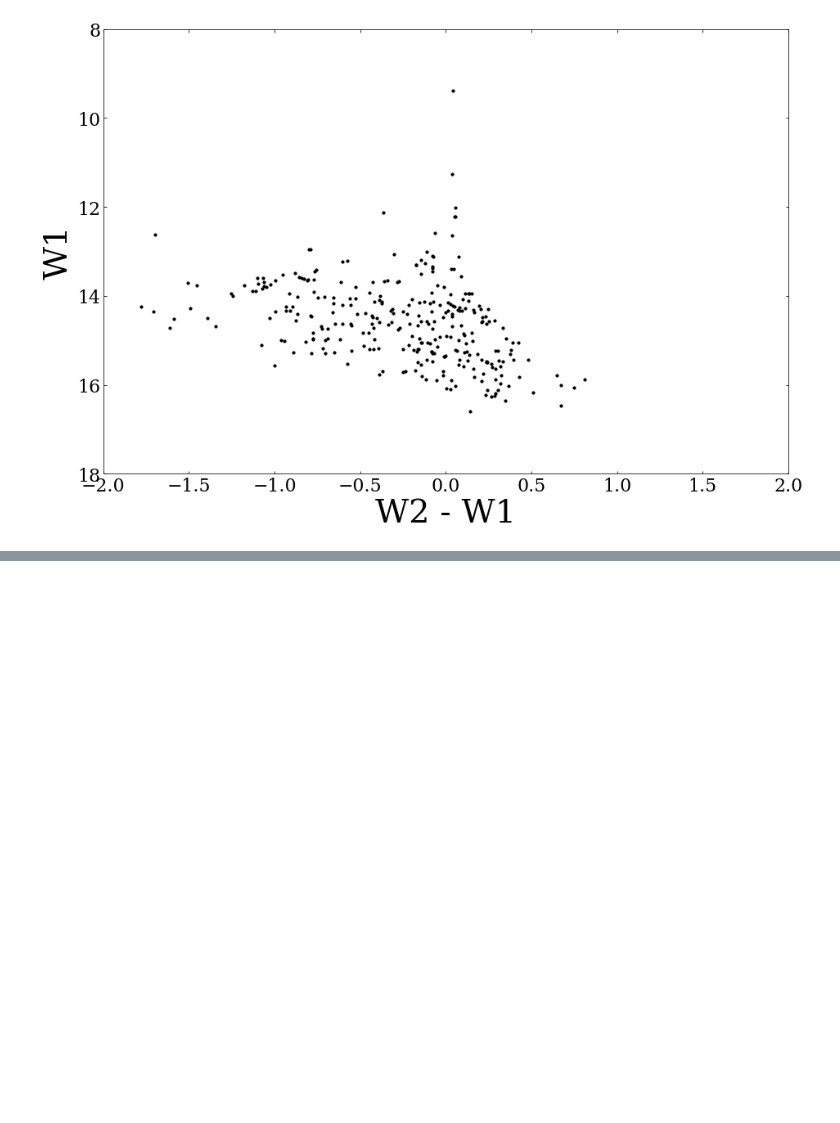
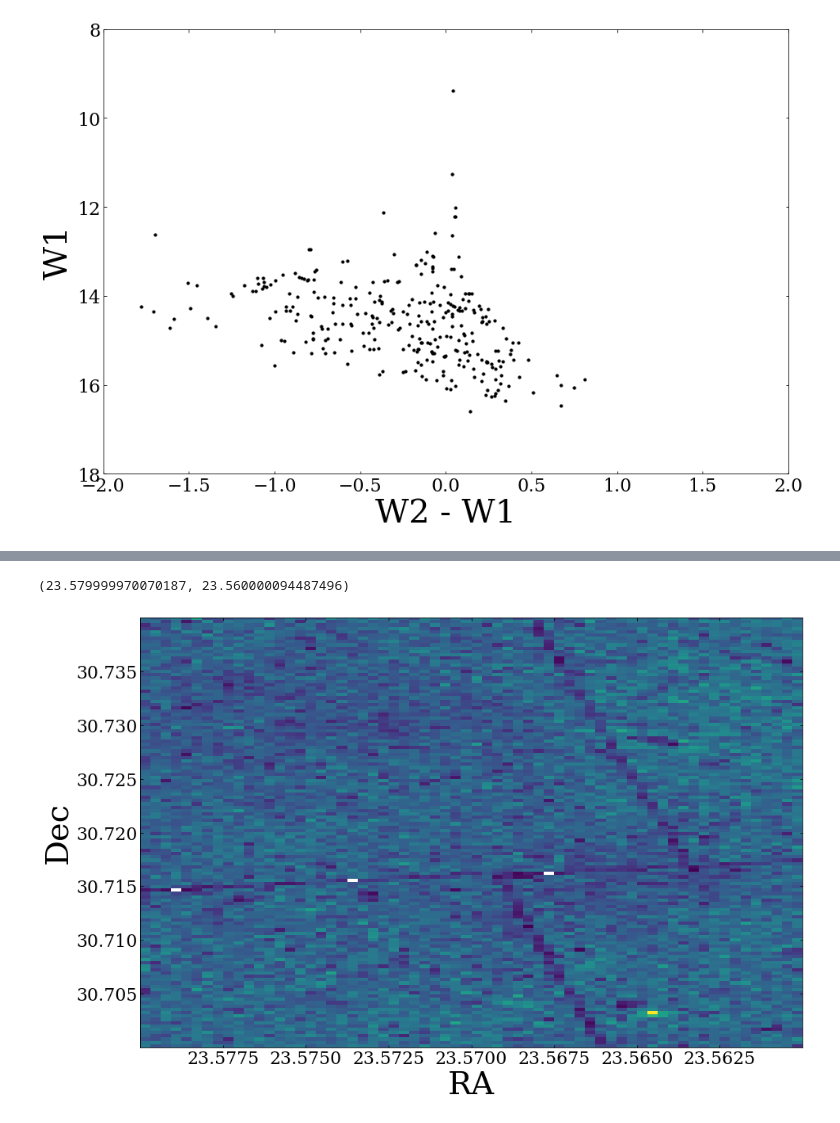
Before and after one commit to tmsandford/M33_Matching, a Jupyter notebook: M33_Matching_Exploration.ipynb, the cells around one changed output, grey strips where cells are left out. Saved outputs shown, nothing was run; the diff lists cells and outputs as text; code cells hidden in the pictures; blank space fills up the shorter version.

```diff
--- a/M33_Matching_Exploration.ipynb
+++ b/M33_Matching_Exploration.ipynb
@@ -399,0 +446,34 @@ ax.set_ylim(ax.get_ylim()[::-1])
+# %%
+ds3 = vaex.open(datadir+'M33_full_matched.hdf5')
+ds3.select('(RA > 23.56) & (RA < 23.58) & '
+          '(DEC > 30.70) & (DEC < 30.74)',name='SUB')
+
+ra_m33, dec_m33 = 23.462*u.deg, 30.66*u.deg
+sc_m33 = SkyCoord(ra=ra_m33,dec=dec_m33,unit=(u.deg,u.deg),frame='icrs')
+dm33 = 859.*u.kpc
+# %%
+ra3,dec3 = ds3.RA.evaluate(selection='SUB'),ds3.DEC.evaluate(selection='SUB')
+
+aspect_ratio = (ra3.max()-ra3.min())*np.cos(np.pi/180.*dec_m33) / (dec3.max()-dec3.min())
+
+n = 130
+hall,hra,hdec = np.histogram2d(ra3,dec3,
+                               bins=[int(n*aspect_ratio),n],
+                               density=False)
+
+fig = plt.figure()
+fig.set_figwidth(15)
+fig.set_figheight(10)
+ax = plt.subplot(111)
+ax.set_xlabel('RA')
+ax.set_ylabel('Dec')
+
+im = ax.imshow(hall.T,aspect='auto',
+               interpolation='nearest',origin='lower',
+               extent=[hra[0],hra[-1],hdec[0],hdec[-1]],
+               cmap='viridis',vmin=5,vmax=70)
+
+ax.set_xlim(ax.get_xlim()[::-1])
+# %% [output]
+(23.579999970070187, 23.560000094487496)
+[figure, added]
```
Also changed, not shown: parts of 6 cells of this notebook.
